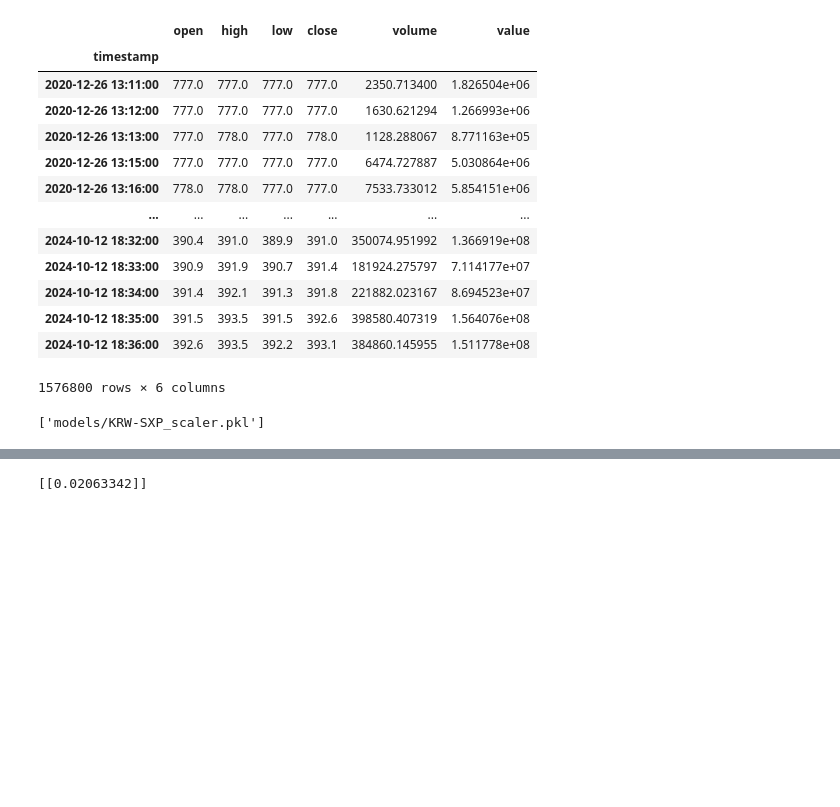
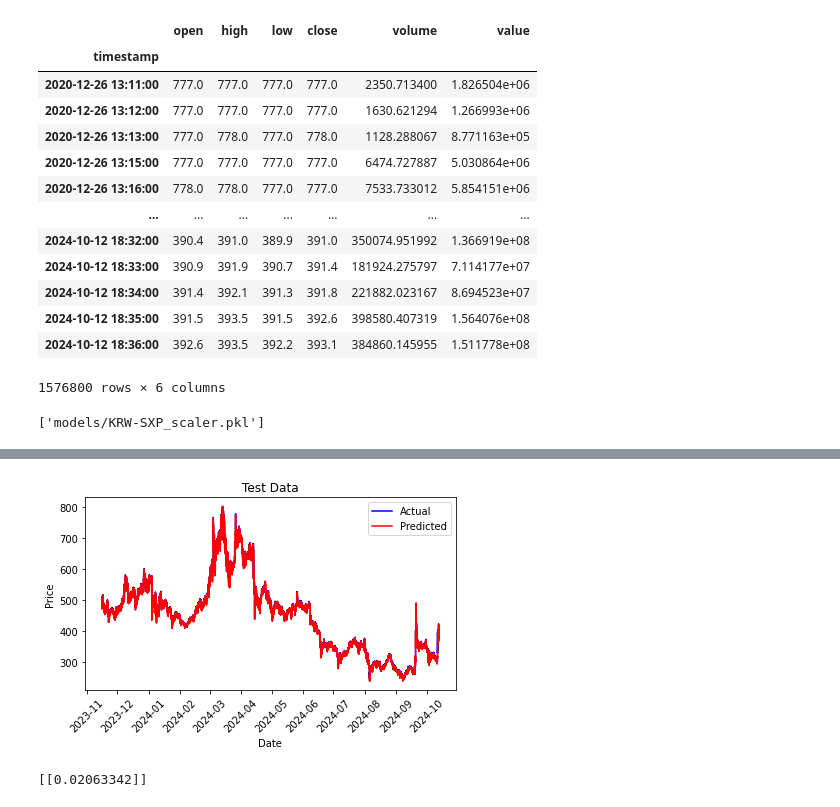
Before and after one commit to SCHU-CoinGame/UpbitCoin_Game, a Jupyter notebook: ai_hint/lstm_sxp.ipynb, the cells around one changed output, grey strips where cells are left out. Saved outputs shown, nothing was run; the diff lists cells and outputs as text; code cells hidden in the pictures; blank space fills up the shorter version.

```diff
--- a/ai_hint/lstm_sxp.ipynb
+++ b/ai_hint/lstm_sxp.ipynb
@@ -135,3 +160,18 @@ Test RMSE: 4.64
+# %%
+plt.subplot(1, 1, 1)
+plt.plot(test_dates[:-2], y_test[0], label='Actual', color = 'Blue')
+plt.plot(test_dates[:-2], test_predict, label='Predicted', color = 'Red')
+plt.title('Test Data')
+plt.xlabel('Date')
+plt.ylabel('Price')
+plt.legend()
+plt.xticks(rotation=45)
+plt.gca().xaxis.set_major_formatter(DateFormatter('%Y-%m'))
+
+plt.tight_layout()
+plt.show()
+# %% [output]
+[figure, added]
 # %%
 last_1_day = scaled_data[-timestep:]
 X_predict = last_1_day.reshape(1, timestep, 1)
```
Also changed, not shown: parts of 10 cells of this notebook, 15 other files.
